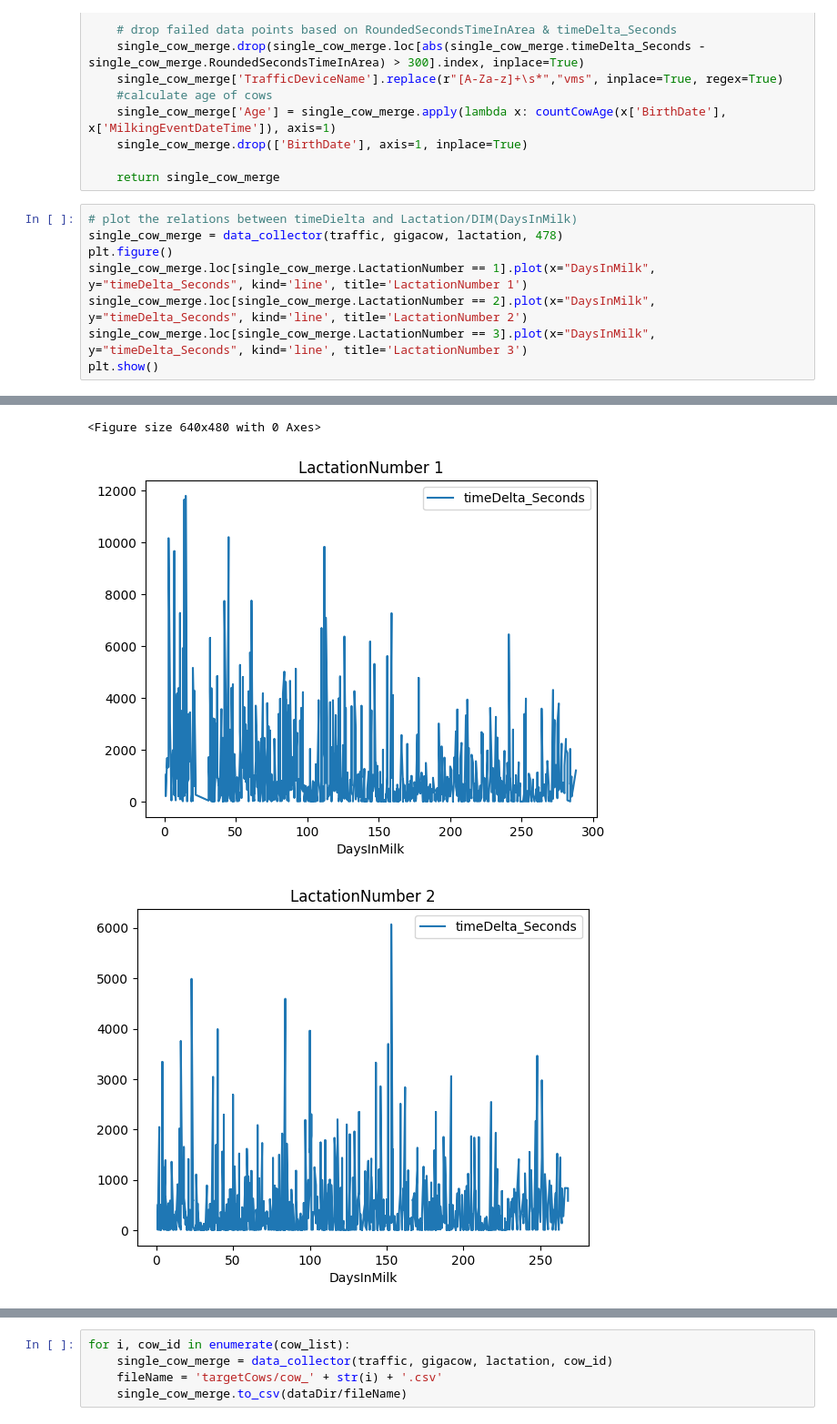
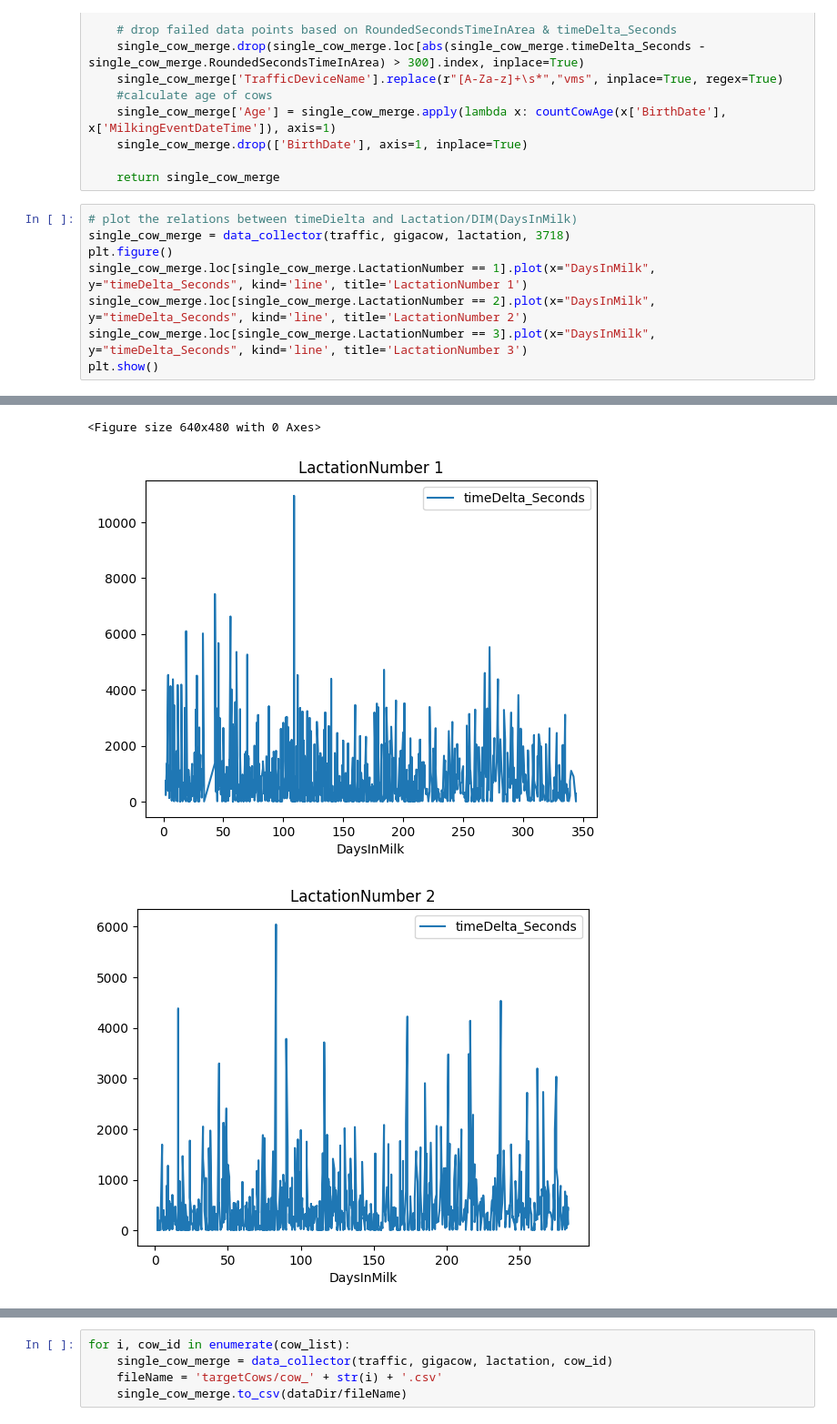
Before and after one commit to pgullstrand/Gigacow-tools, a Jupyter notebook: Data preprocessing/dataCollection.ipynb, the cells around one changed output, grey strips where cells are left out. Shown at 91% size. Drawn from its saved outputs; the diff is of its cells as text.

```diff
--- a/Data preprocessing/dataCollection.ipynb
+++ b/Data preprocessing/dataCollection.ipynb
@@ -174,30 +174,30 @@ def data_collector(traffic, gigacow, lactation, cow_id):
     return single_cow_merge
 # %%
 # plot the relations between timeDielta and Lactation/DIM(DaysInMilk)
-single_cow_merge = data_collector(traffic, gigacow, lactation, 478)
+single_cow_merge = data_collector(traffic, gigacow, lactation, 3718)
 plt.figure()
 single_cow_merge.loc[single_cow_merge.LactationNumber == 1].plot(x="DaysInMilk", y="timeDelta_Seconds", kind='line', title='LactationNumber 1')
 single_cow_merge.loc[single_cow_merge.LactationNumber == 2].plot(x="DaysInMilk", y="timeDelta_Seconds", kind='line', title='LactationNumber 2')
 single_cow_merge.loc[single_cow_merge.LactationNumber == 3].plot(x="DaysInMilk", y="timeDelta_Seconds", kind='line', title='LactationNumber 3')
 plt.show()
 # %% [output]
 A value is trying to be set on a copy of a slice from a DataFrame
 
 See the caveats in the documentation: https://pandas.pydata.org/pandas-docs/stable/user_guide/indexing.html#returning-a-view-versus-a-copy
   traffic_single_cow.sort_values(by='TrafficEventDateTime', inplace=True)
 A value is trying to be set on a copy of a slice from a DataFrame
 
 See the caveats in the documentation: https://pandas.pydata.org/pandas-docs/stable/user_guide/indexing.html#returning-a-view-versus-a-copy
   milking_traffic.drop(axis=0, index=milking_traffic_failed, inplace=True)
 A value is trying to be set on a copy of a slice from a DataFrame
 
 See the caveats in the documentation: https://pandas.pydata.org/pandas-docs/stable/user_guide/indexing.html#returning-a-view-versus-a-copy
   pre_milking_traffic.drop(axis=0, index=pre_milking_traffic_failed, inplace=True)
 ... (46 lines left out)
 Try using .loc[row_indexer,col_indexer] = value instead
 
 See the caveats in the documentation: https://pandas.pydata.org/pandas-docs/stable/user_guide/indexing.html#returning-a-view-versus-a-copy
   milking_traffic.MilkingDate = pd.to_datetime(milking_traffic.MilkingDate)
 <Figure size 640x480 with 0 Axes>
-[figure, old version]
+[figure, new version]
-[figure, old version]
+[figure, new version]
```
Also changed, not shown: parts of 3 cells of this notebook, 4 other files.
